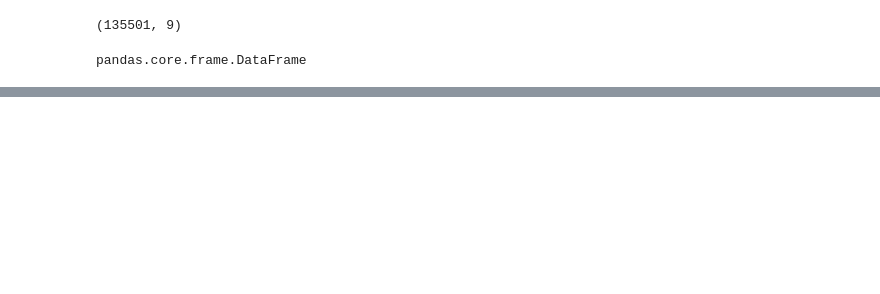
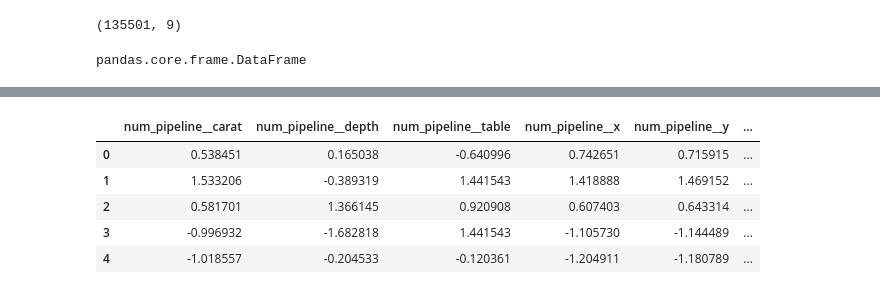
Before and after one commit to Harsh-Arya-exe/MLOPS, a Jupyter notebook: experiment/experiments.ipynb, the cells around one changed output, grey strips where cells are left out. Saved outputs shown, nothing was run; the diff lists cells and outputs as text; code cells hidden in the pictures; blank space fills up the shorter version.

```diff
--- a/experiment/experiments.ipynb
+++ b/experiment/experiments.ipynb
@@ -275,0 +361,9 @@ array([[ 0.23569933, -1.13817621, -0.93169454, ...,  0.3729747 ,
+# %%
+X_test.head()
+# %% [output]
+|  | num_pipeline__carat | num_pipeline__depth | num_pipeline__table | num_pipeline__x | num_pipeline__y | ... |
+| 0 | 0.538451 | 0.165038 | -0.640996 | 0.742651 | 0.715915 | ... |
+| 1 | 1.533206 | -0.389319 | 1.441543 | 1.418888 | 1.469152 | ... |
+| 2 | 0.581701 | 1.366145 | 0.920908 | 0.607403 | 0.643314 | ... |
+| 3 | -0.996932 | -1.682818 | 1.441543 | -1.105730 | -1.144489 | ... |
+| 4 | -1.018557 | -0.204533 | -0.120361 | -1.204911 | -1.180789 | ... |
```
Also changed, not shown: parts of 21 cells of this notebook.
